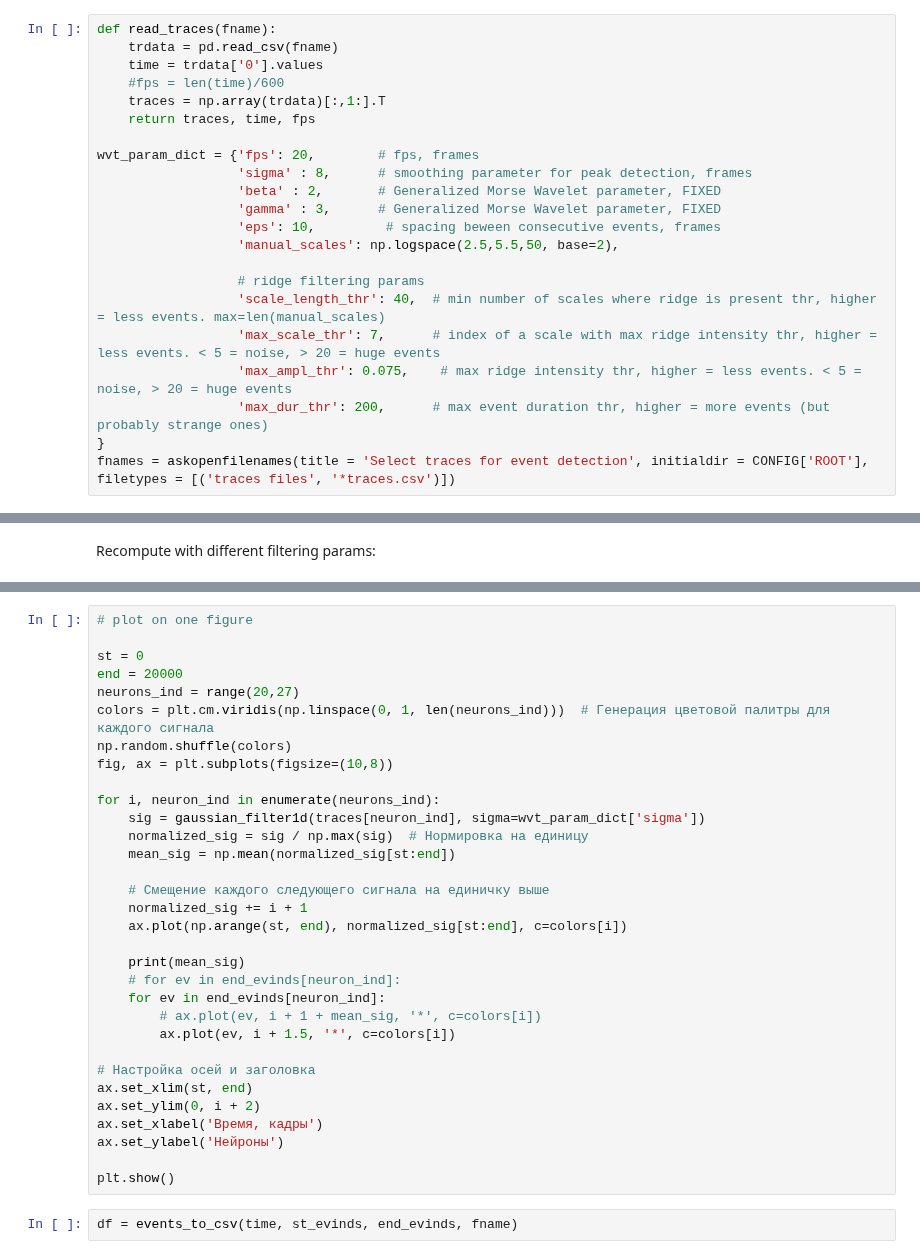
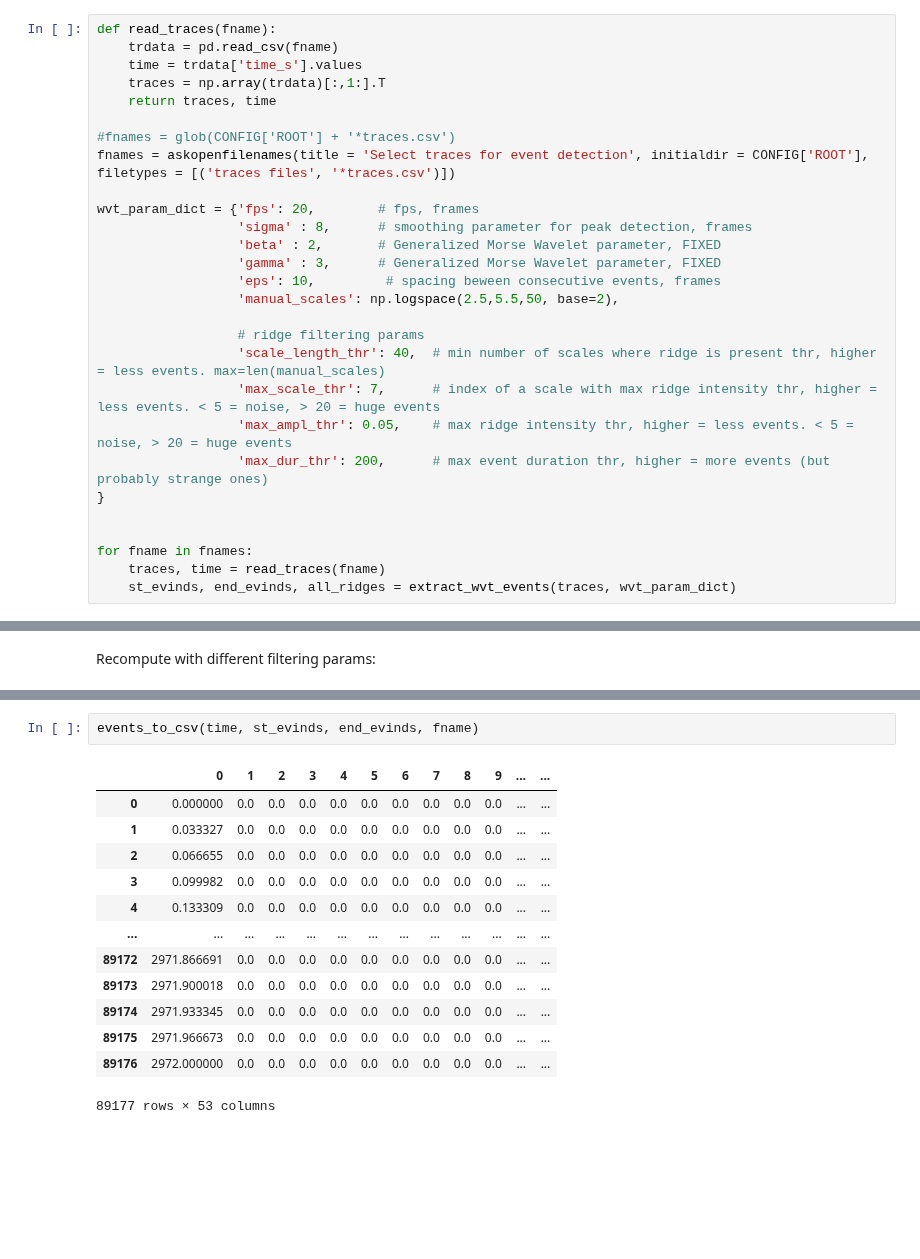
Before and after one commit to iabs-neuro/bearmind, a Jupyter notebook: BEARMiND_full_pipeline .ipynb, the cells around one changed output, grey strips where cells are left out. Drawn from its saved outputs; the diff is of its cells as text; blank space fills up the shorter version.

```diff
--- a/BEARMiND_full_pipeline .ipynb
+++ b/BEARMiND_full_pipeline .ipynb
@@ -264,10 +356,12 @@ for name in fnames:
 # %%
 def read_traces(fname):
     trdata = pd.read_csv(fname)
-    time = trdata['0'].values
-    #fps = len(time)/600
+    time = trdata['time_s'].values
     traces = np.array(trdata)[:,1:].T
-    return traces, time, fps
+    return traces, time
+
+#fnames = glob(CONFIG['ROOT'] + '*traces.csv')
+fnames = askopenfilenames(title = 'Select traces for event detection', initialdir = CONFIG['ROOT'], filetypes = [('traces files', '*traces.csv')])
 
 wvt_param_dict = {'fps': 20,        # fps, frames
                   'sigma' : 8,      # smoothing parameter for peak detection, frames
@@ -279,7 +373,11 @@ wvt_param_dict = {'fps': 20,        # fps, frames
                   # ridge filtering params
                   'scale_length_thr': 40,  # min number of scales where ridge is present thr, higher = less events. max=len(manual_scales)
                   'max_scale_thr': 7,      # index of a scale with max ridge intensity thr, higher = less events. < 5 = noise, > 20 = huge events
-                  'max_ampl_thr': 0.075,    # max ridge intensity thr, higher = less events. < 5 = noise, > 20 = huge events
+                  'max_ampl_thr': 0.05,    # max ridge intensity thr, higher = less events. < 5 = noise, > 20 = huge events
                   'max_dur_thr': 200,      # max event duration thr, higher = more events (but probably strange ones)
 }
-fnames = askopenfilenames(title = 'Select traces for event detection', initialdir = CONFIG['ROOT'], filetypes = [('traces files', '*traces.csv')])
+
+
+for fname in fnames:
+    traces, time = read_traces(fname)
+    st_evinds, end_evinds, all_ridges = extract_wvt_events(traces, wvt_param_dict)
@@ -376,34 +418,16 @@ for neuron_ind in range(neurons_ind):
-# %%
-# plot on one figure
-
-st = 0
-end = 20000
-neurons_ind = range(20,27)
-colors = plt.cm.viridis(np.linspace(0, 1, len(neurons_ind)))  # Генерация цветовой палитры для каждого сигнала
-np.random.shuffle(colors)
-fig, ax = plt.subplots(figsize=(10,8))
-
-for i, neuron_ind in enumerate(neurons_ind):
-    sig = gaussian_filter1d(traces[neuron_ind], sigma=wvt_param_dict['sigma'])
-    normalized_sig = sig / np.max(sig)  # Нормировка на единицу
-    mean_sig = np.mean(normalized_sig[st:end])
-
-    # Смещение каждого следующего сигнала на единичку выше
-    normalized_sig += i + 1
-    ax.plot(np.arange(st, end), normalized_sig[st:end], c=colors[i])
-
-    print(mean_sig)
-    # for ev in end_evinds[neuron_ind]:
-    for ev in end_evinds[neuron_ind]:
-        # ax.plot(ev, i + 1 + mean_sig, '*', c=colors[i])
-        ax.plot(ev, i + 1.5, '*', c=colors[i])
-
-# Настройка осей и заголовка
-ax.set_xlim(st, end)
-ax.set_ylim(0, i + 2)
-ax.set_xlabel('Время, кадры')
-ax.set_ylabel('Нейроны')
-
-plt.show()
 # %%
-df = events_to_csv(time, st_evinds, end_evinds, fname)
+events_to_csv(time, st_evinds, end_evinds, fname)
+# %% [output]
+|  | 0 | 1 | 2 | 3 | 4 | 5 | 6 | 7 | 8 | 9 | ... | ... |
+| 0 | 0.000000 | 0.0 | 0.0 | 0.0 | 0.0 | 0.0 | 0.0 | 0.0 | 0.0 | 0.0 | ... | ... |
+| 1 | 0.033327 | 0.0 | 0.0 | 0.0 | 0.0 | 0.0 | 0.0 | 0.0 | 0.0 | 0.0 | ... | ... |
+| 2 | 0.066655 | 0.0 | 0.0 | 0.0 | 0.0 | 0.0 | 0.0 | 0.0 | 0.0 | 0.0 | ... | ... |
+| 3 | 0.099982 | 0.0 | 0.0 | 0.0 | 0.0 | 0.0 | 0.0 | 0.0 | 0.0 | 0.0 | ... | ... |
+| 4 | 0.133309 | 0.0 | 0.0 | 0.0 | 0.0 | 0.0 | 0.0 | 0.0 | 0.0 | 0.0 | ... | ... |
+| ... | ... | ... | ... | ... | ... | ... | ... | ... | ... | ... | ... | ... |
+| 89172 | 2971.866691 | 0.0 | 0.0 | 0.0 | 0.0 | 0.0 | 0.0 | 0.0 | 0.0 | 0.0 | ... | ... |
+| 89173 | 2971.900018 | 0.0 | 0.0 | 0.0 | 0.0 | 0.0 | 0.0 | 0.0 | 0.0 | 0.0 | ... | ... |
+| 89174 | 2971.933345 | 0.0 | 0.0 | 0.0 | 0.0 | 0.0 | 0.0 | 0.0 | 0.0 | 0.0 | ... | ... |
+| 89175 | 2971.966673 | 0.0 | 0.0 | 0.0 | 0.0 | 0.0 | 0.0 | 0.0 | 0.0 | 0.0 | ... | ... |
+| 89176 | 2972.000000 | 0.0 | 0.0 | 0.0 | 0.0 | 0.0 | 0.0 | 0.0 | 0.0 | 0.0 | ... | ... |
+89177 rows × 53 columns
```
Also changed, not shown: parts of 37 cells of this notebook, 1 other file.
